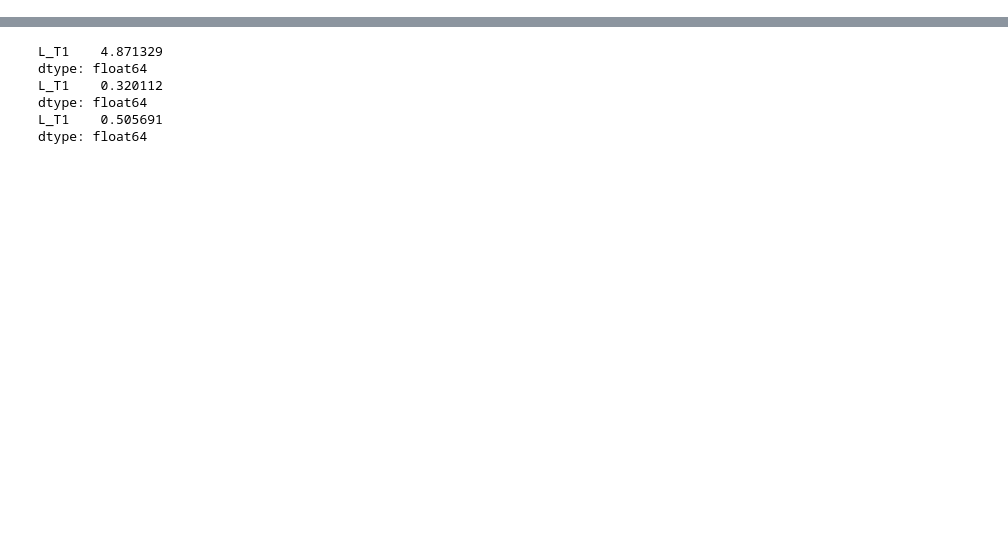
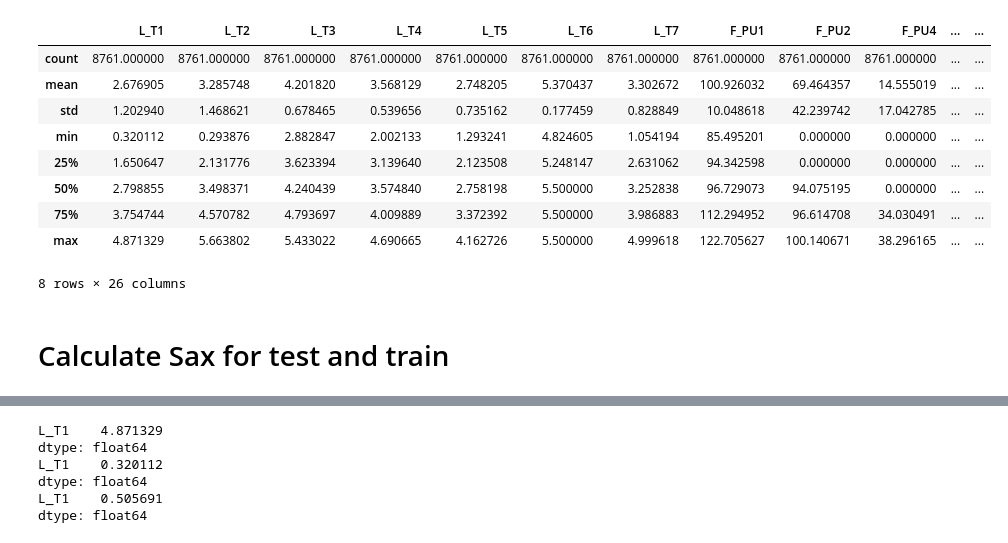
Before and after one commit to PedroCaldeira/CDA2018_G35, a Jupyter notebook: 2nd Assignment/Discretization.ipynb, the cells around one changed output, grey strips where cells are left out. Drawn from its saved outputs; the diff is of its cells as text; code cells hidden in the pictures; blank space fills up the shorter version.

```diff
--- a/2nd Assignment/Discretization.ipynb
+++ b/2nd Assignment/Discretization.ipynb
@@ -248,0 +258,13 @@ class SAX(object):
+# %%
+trainingTable.describe()
+# %% [output]
+|  | L_T1 | L_T2 | L_T3 | L_T4 | L_T5 | L_T6 | L_T7 | F_PU1 | F_PU2 | F_PU4 | ... | ... |
+| count | 8761.000000 | 8761.000000 | 8761.000000 | 8761.000000 | 8761.000000 | 8761.000000 | 8761.000000 | 8761.000000 | 8761.000000 | 8761.000000 | ... | ... |
+| mean | 2.676905 | 3.285748 | 4.201820 | 3.568129 | 2.748205 | 5.370437 | 3.302672 | 100.926032 | 69.464357 | 14.555019 | ... | ... |
+| std | 1.202940 | 1.468621 | 0.678465 | 0.539656 | 0.735162 | 0.177459 | 0.828849 | 10.048618 | 42.239742 | 17.042785 | ... | ... |
+| min | 0.320112 | 0.293876 | 2.882847 | 2.002133 | 1.293241 | 4.824605 | 1.054194 | 85.495201 | 0.000000 | 0.000000 | ... | ... |
+| 25% | 1.650647 | 2.131776 | 3.623394 | 3.139640 | 2.123508 | 5.248147 | 2.631062 | 94.342598 | 0.000000 | 0.000000 | ... | ... |
+| 50% | 2.798855 | 3.498371 | 4.240439 | 3.574840 | 2.758198 | 5.500000 | 3.252838 | 96.729073 | 94.075195 | 0.000000 | ... | ... |
+| 75% | 3.754744 | 4.570782 | 4.793697 | 4.009889 | 3.372392 | 5.500000 | 3.986883 | 112.294952 | 96.614708 | 34.030491 | ... | ... |
+| max | 4.871329 | 5.663802 | 5.433022 | 4.690665 | 4.162726 | 5.500000 | 4.999618 | 122.705627 | 100.140671 | 38.296165 | ... | ... |
+8 rows × 26 columns
@@ -249 +276,3 @@ class SAX(object):
+# %% [markdown]
+# Calculate Sax for test and train
 # %%
```
Also changed, not shown: parts of 52 cells of this notebook.
